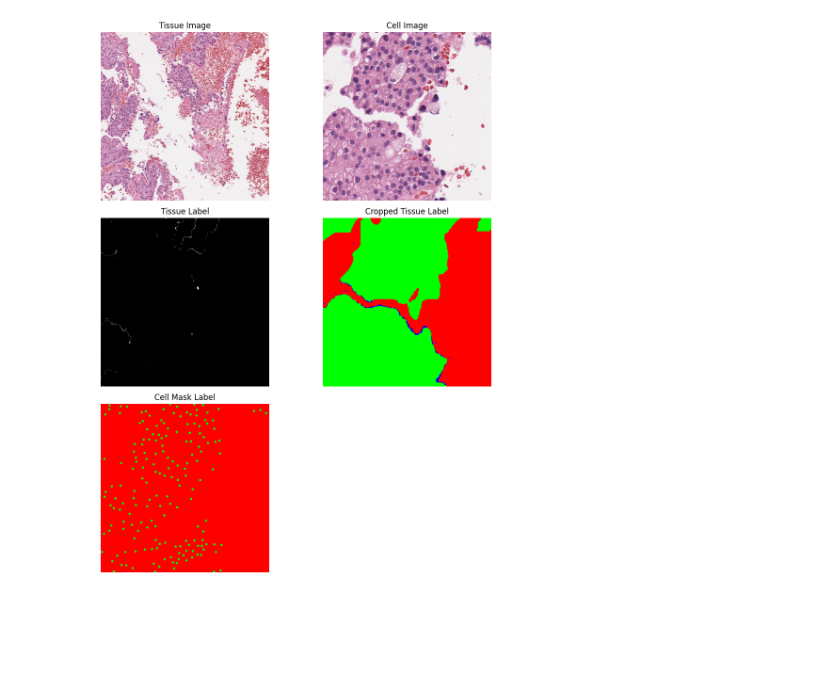
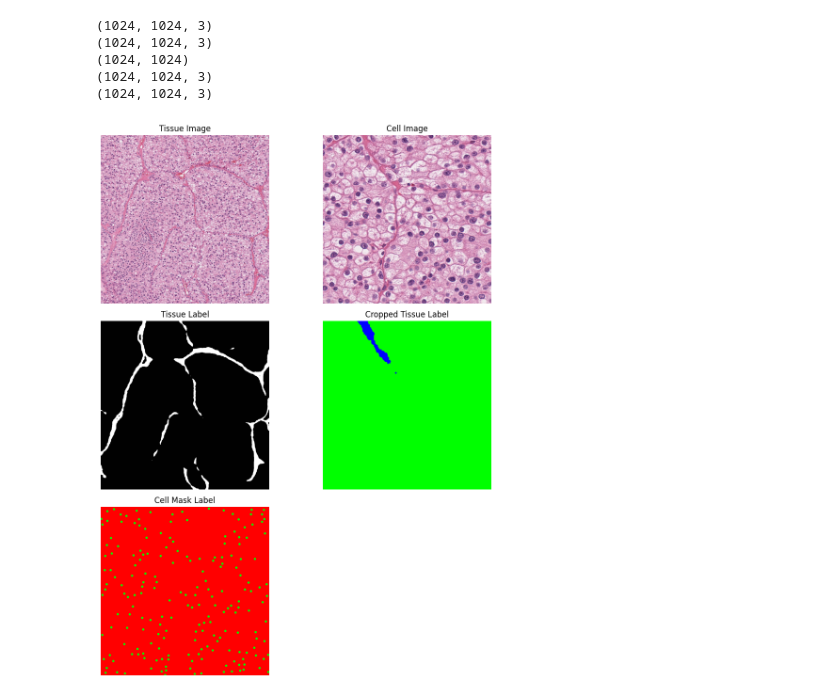
Before and after one commit to eriksalv/mamba-mic, a Jupyter notebook: ocelot_dataloader_notebook.ipynb, the cells around one changed output. Saved outputs shown, nothing was run; the diff lists cells and outputs as text; code cells hidden in the pictures; blank space fills up the shorter version.

```diff
--- a/ocelot_dataloader_notebook.ipynb
+++ b/ocelot_dataloader_notebook.ipynb
@@ -11,6 +11,7 @@ image_dir = "/cluster/projects/vc/data/mic/open/OCELOT/ocelot_data/images"
 label_dir = "/cluster/projects/vc/data/mic/open/OCELOT/ocelot_data/annotations"
 
 directiories = ['train', 'val', 'test']
+number = 4
 # %%
 def collect_pairs(split):
     print("Current Split: ", split)
@@ -85,37 +86,42 @@ def show_images_grid(img_tissue, label_tissue, img_cell, label_cell_mask, label_
 
         if isinstance(img, torch.Tensor):
             img = img.cpu().numpy()
-
+            print(img.shape)
         # Normalize floating point images to [0,1] for visualization
         if img.dtype in [np.float32, np.float64] and img.max() > 1:
             img = img / 255.0
 
         cmap = "gray" if len(img.shape) == 2 else None
 
         axes[row, col].imshow(img, cmap=cmap)
         axes[row, col].set_title(title)
         axes[row, col].axis("off")
 
 
     for j in range(len(images), 6):  # Max is 6 subplots (3x2 grid)
         fig.delaxes(axes.flatten()[j])
 
     plt.tight_layout()
     plt.show()
 
 load_image = LoadImage(image_only=True)
 
-sample = train_files[3]  # Pick a sample
+sample = train_files[number]  # Pick a sample
 
 img_tissue = load_image(sample["img_tissue"])
 label_tissue = load_image(sample["label_tissues"])
 img_cell = load_image(sample["img_cells"])
 label_cell_mask = load_image(sample["label_cell_masks"])
 label_cropped_tissue = load_image(sample["label_cropped_tissues"])
 #label_cell = load_image(sample["label_cells"]) isnt of image format
 
 # Display the images in a 3x2 grid
 show_images_grid(img_tissue, label_tissue, img_cell, label_cell_mask, label_cropped_tissue)
 # %% [output]
+(1024, 1024, 3)
+(1024, 1024, 3)
+(1024, 1024)
+(1024, 1024, 3)
+(1024, 1024, 3)
-[figure, old version]
+[figure, new version]
 # %%
```
Also changed, not shown: parts of 6 cells of this notebook, 1 other file.
